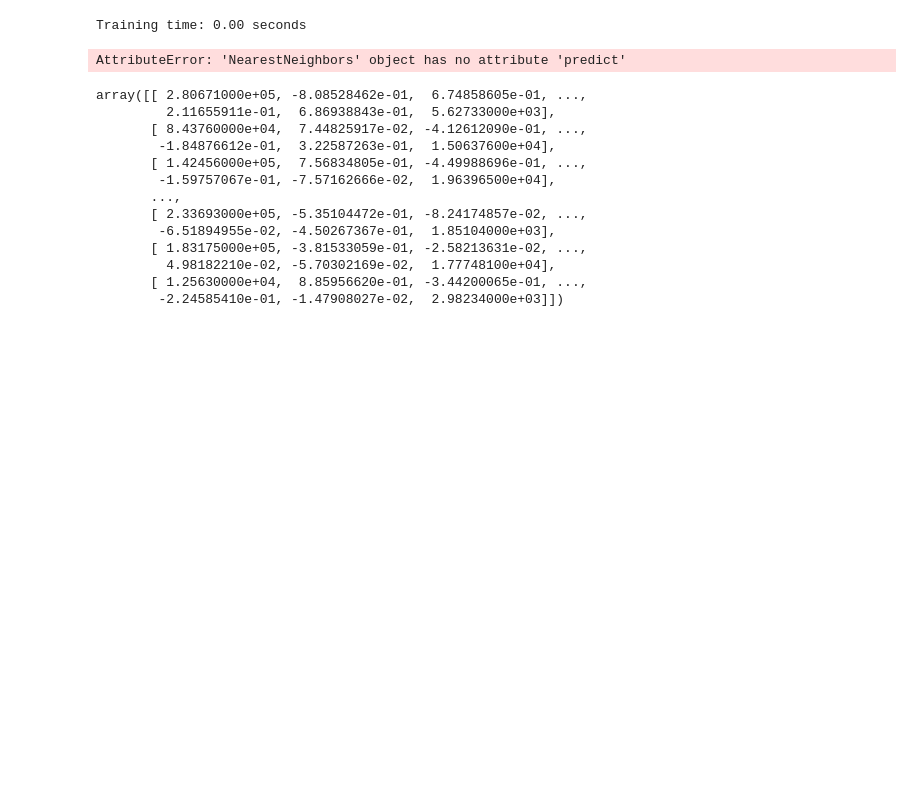
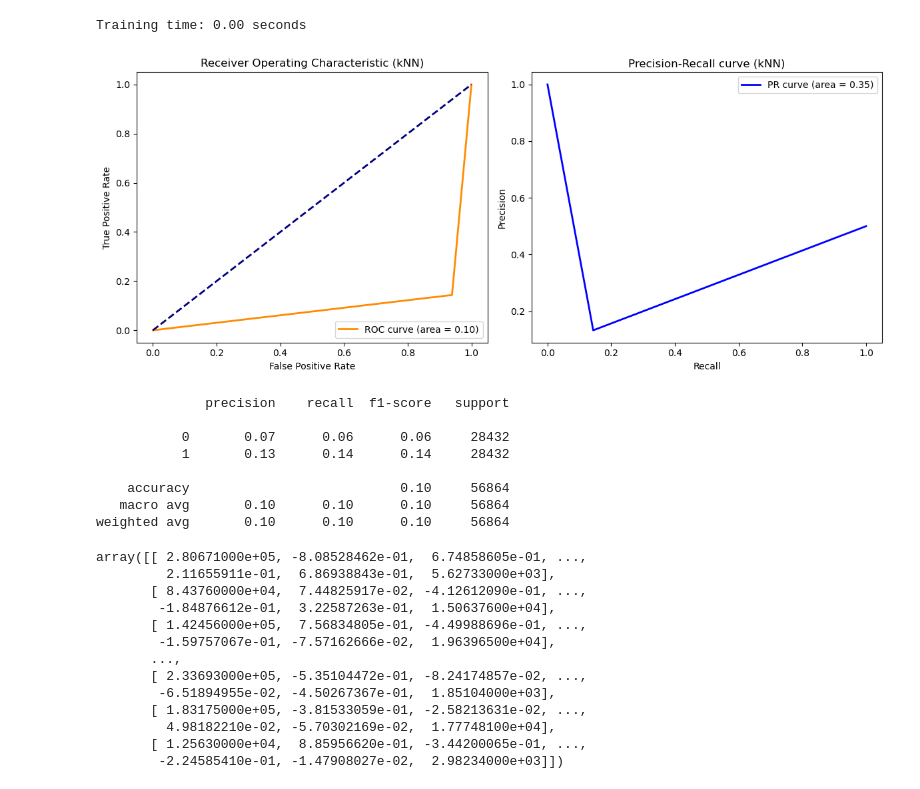
Before and after one commit to Hasosh/Credit-Card-Fraud-Detection, a Jupyter notebook: notebooks/kNN.ipynb, the cells around one changed output. Drawn from its saved outputs; the diff is of its cells as text; code cells hidden in the pictures; blank space fills up the shorter version.

```diff
--- a/notebooks/kNN.ipynb
+++ b/notebooks/kNN.ipynb
@@ -106,10 +106,9 @@ anomalies_test = kth_dist_test > threshold
 
 # Now, anomalies_train and anomalies_test contain boolean arrays indicating anomalies in your datasets.
 # %%
-# Predict on the test set
-y_pred_test = model.predict(X_test_scaled_df)
+# Convert boolean anomaly flags to integer labels (0 for anomalies, 1 for normal)
 # Convert predictions to match y_test labels (0 for anomalies, 1 for normal)
-y_pred_test = (y_pred_test == 1).astype(int)
+y_pred_test = (anomalies_test == False).astype(int)
 
 # Calculate ROC Curve and AUC
 fpr, tpr, _ = roc_curve(y_test_df, y_pred_test)
@@ -118,34 +117,42 @@ roc_auc = auc(fpr, tpr)
 # Calculate Precision-Recall Curve and AUC
 precision, recall, _ = precision_recall_curve(y_test_df, y_pred_test)
 pr_auc = auc(recall, precision)
 
 # Generate a classification report
 class_report = classification_report(y_test_df, y_pred_test)
 
 # Plotting the ROC and Precision-Recall Curves
 plt.figure(figsize=(12, 5))
 
 plt.subplot(1, 2, 1)
 plt.plot(fpr, tpr, color='darkorange', lw=2, label=f'ROC curve (area = {roc_auc:.2f})')
 plt.plot([0, 1], [0, 1], color='navy', lw=2, linestyle='--')
 plt.xlabel('False Positive Rate')
 plt.ylabel('True Positive Rate')
 plt.title('Receiver Operating Characteristic (kNN)')
 plt.legend(loc="lower right")
 
 plt.subplot(1, 2, 2)
 plt.plot(recall, precision, color='blue', lw=2, label=f'PR curve (area = {pr_auc:.2f})')
 plt.xlabel('Recall')
 plt.ylabel('Precision')
 plt.title('Precision-Recall curve (kNN)')
 plt.legend(loc="upper right")
 
 plt.tight_layout()
 plt.show()
 
 print(class_report)
 # %% [output]
+[figure, added]
-AttributeError: 'NearestNeighbors' object has no attribute 'predict'
+              precision    recall  f1-score   support
+
+           0       0.07      0.06      0.06     28432
+           1       0.13      0.14      0.14     28432
+
+    accuracy                           0.10     56864
+   macro avg       0.10      0.10      0.10     56864
+weighted avg       0.10      0.10      0.10     56864
 # %%
 # For kNN
 x_train, x_test, y_train, y_test= train_test_split(x, y,
```
Also changed, not shown: 1 other file.
